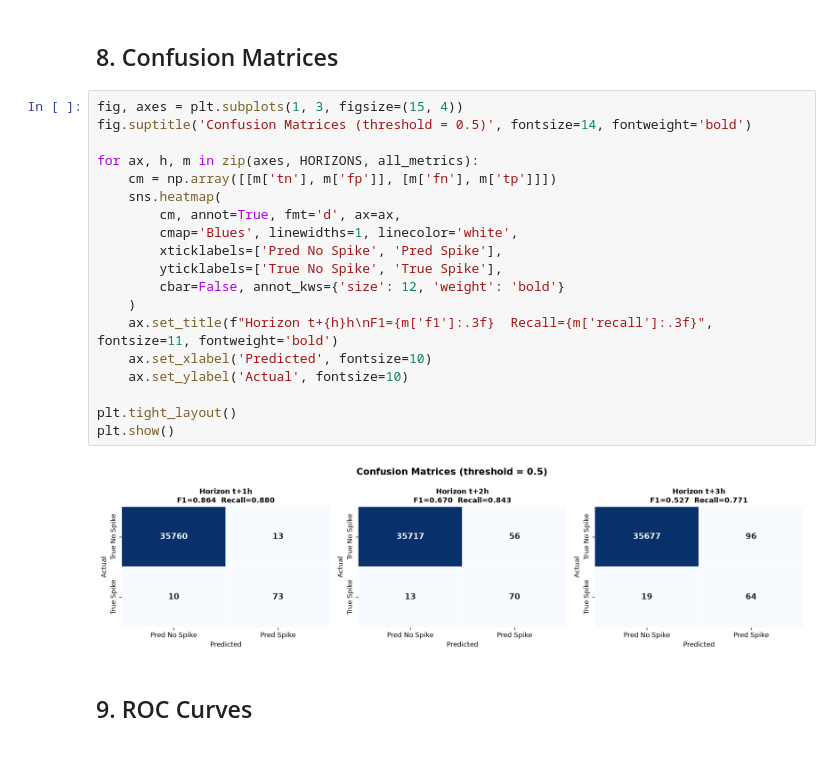
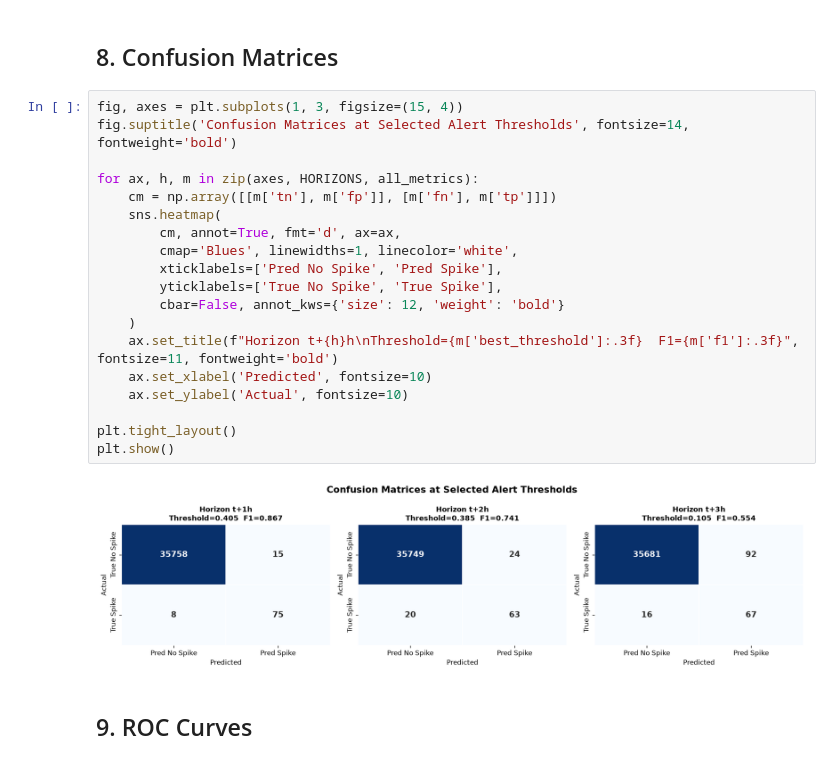
Before and after one commit to iamahnaf/Spatio-Temporal-SpikeForecasting, a Jupyter notebook: notebooks/05_modeling.ipynb, the cells around one changed output. Drawn from its saved outputs; the diff is of its cells as text.

```diff
--- a/notebooks/05_modeling.ipynb
+++ b/notebooks/05_modeling.ipynb
@@ -450,25 +538,25 @@ plt.show()
 ## 8. Confusion Matrices
 # %%
 fig, axes = plt.subplots(1, 3, figsize=(15, 4))
-fig.suptitle('Confusion Matrices (threshold = 0.5)', fontsize=14, fontweight='bold')
+fig.suptitle('Confusion Matrices at Selected Alert Thresholds', fontsize=14, fontweight='bold')
 
 for ax, h, m in zip(axes, HORIZONS, all_metrics):
     cm = np.array([[m['tn'], m['fp']], [m['fn'], m['tp']]])
     sns.heatmap(
         cm, annot=True, fmt='d', ax=ax,
         cmap='Blues', linewidths=1, linecolor='white',
         xticklabels=['Pred No Spike', 'Pred Spike'],
         yticklabels=['True No Spike', 'True Spike'],
         cbar=False, annot_kws={'size': 12, 'weight': 'bold'}
     )
-    ax.set_title(f"Horizon t+{h}h\nF1={m['f1']:.3f}  Recall={m['recall']:.3f}", fontsize=11, fontweight='bold')
+    ax.set_title(f"Horizon t+{h}h\nThreshold={m['best_threshold']:.3f}  F1={m['f1']:.3f}", fontsize=11, fontweight='bold')
     ax.set_xlabel('Predicted', fontsize=10)
     ax.set_ylabel('Actual', fontsize=10)
 
 plt.tight_layout()
 plt.show()
 # %% [output]
-[figure, old version]
+[figure, new version]
 # %% [markdown]
 ## 9. ROC Curves
 # %%
```
Also changed, not shown: parts of 17 cells of this notebook, 9 other files.
